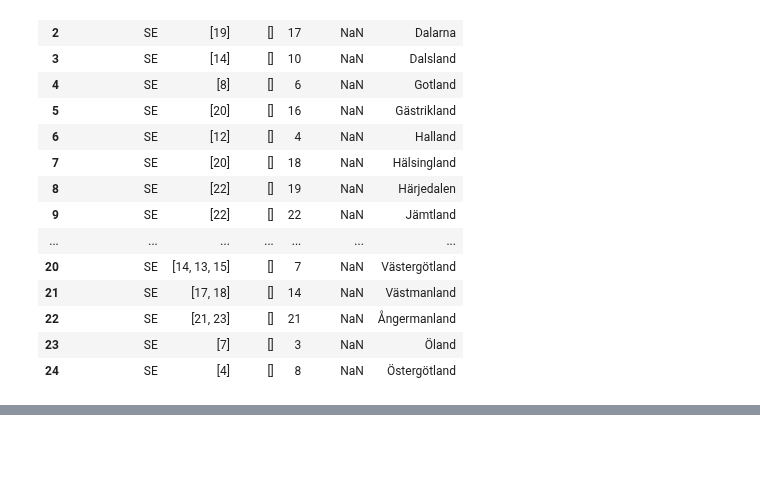
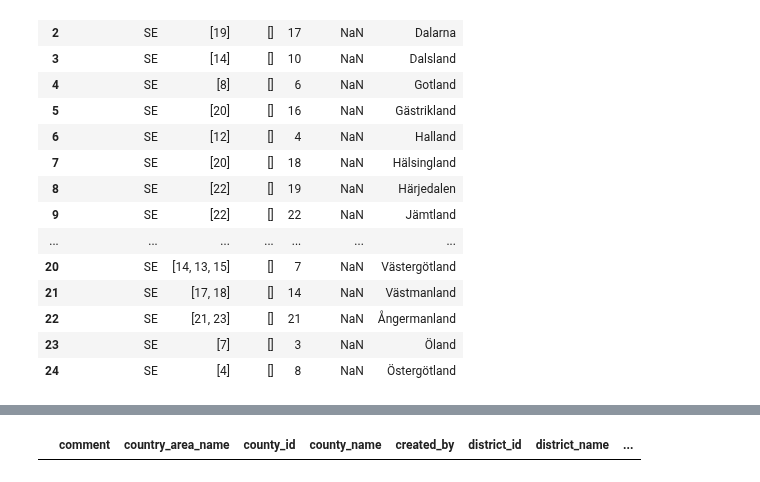
Before and after one commit to salgo60/open-data-examples, a Jupyter notebook: ISOF placenameservice.ipynb, the cells around one changed output, grey strips where cells are left out. Cells and saved outputs as stored; diff of their text form; code cells hidden in the pictures; blank space fills up the shorter version.

```diff
--- a/ISOF placenameservice.ipynb
+++ b/ISOF placenameservice.ipynb
@@ -172,0 +200,7 @@ data_provinces
+# %%
+url_service = "v1/place-name-basis/2222"
+
+url = urlbase + url_service + "?format=json"
+data_placenamebasis_2222 = pd.read_json(url)
+print(url)
+data_placenamebasis_2222.info()
@@ -173,3 +225,7 @@ data_provinces
+# %%
+data_placenamebasis_2222
+# %% [output]
+|  | comment | country_area_name | county_id | county_name | created_by | district_id | district_name | ... |
 # %%
 # service to Convert old style
 # example of old http://www4.sprakochfolkminnen.se/NAU/bilder/_s1xx001/504225b1.htm
```
Also changed, not shown: parts of 3 cells of this notebook.
